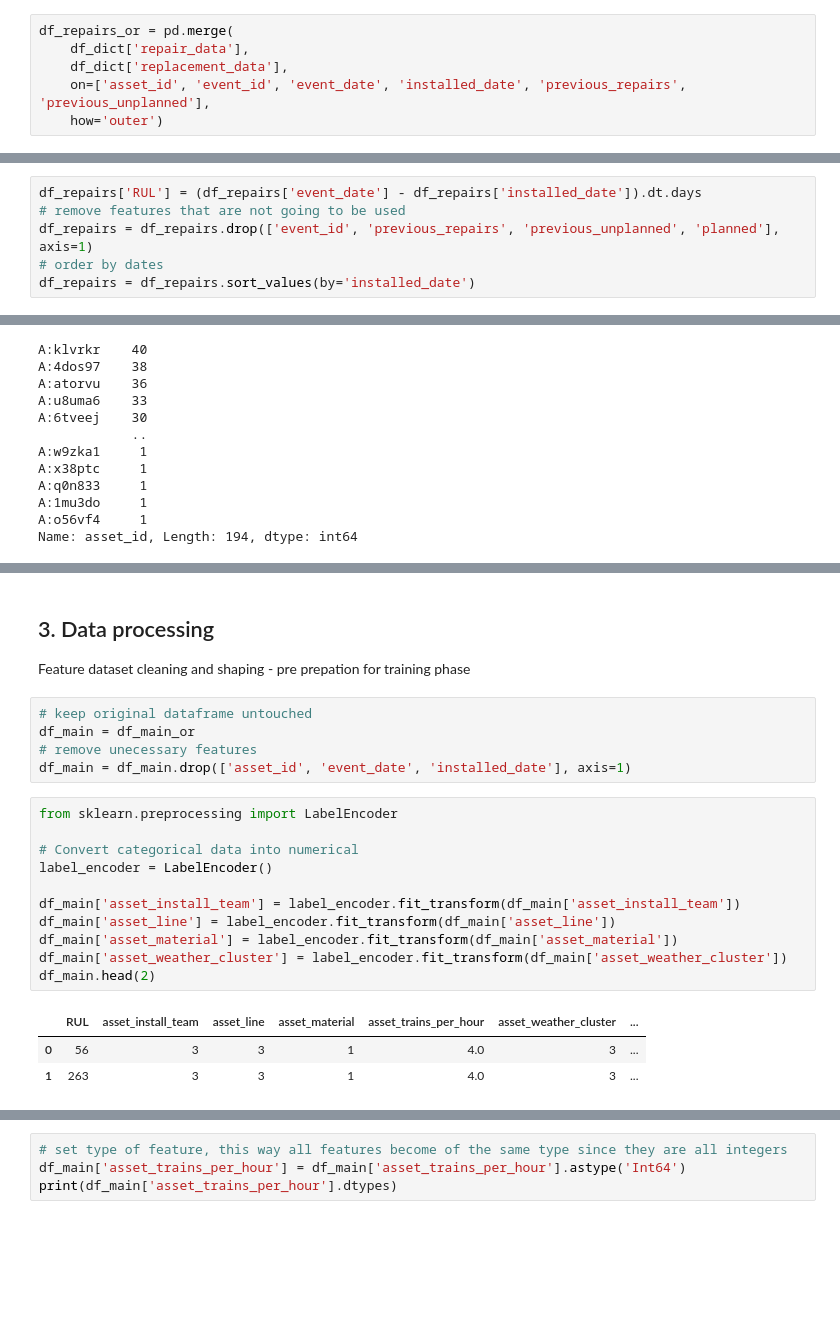
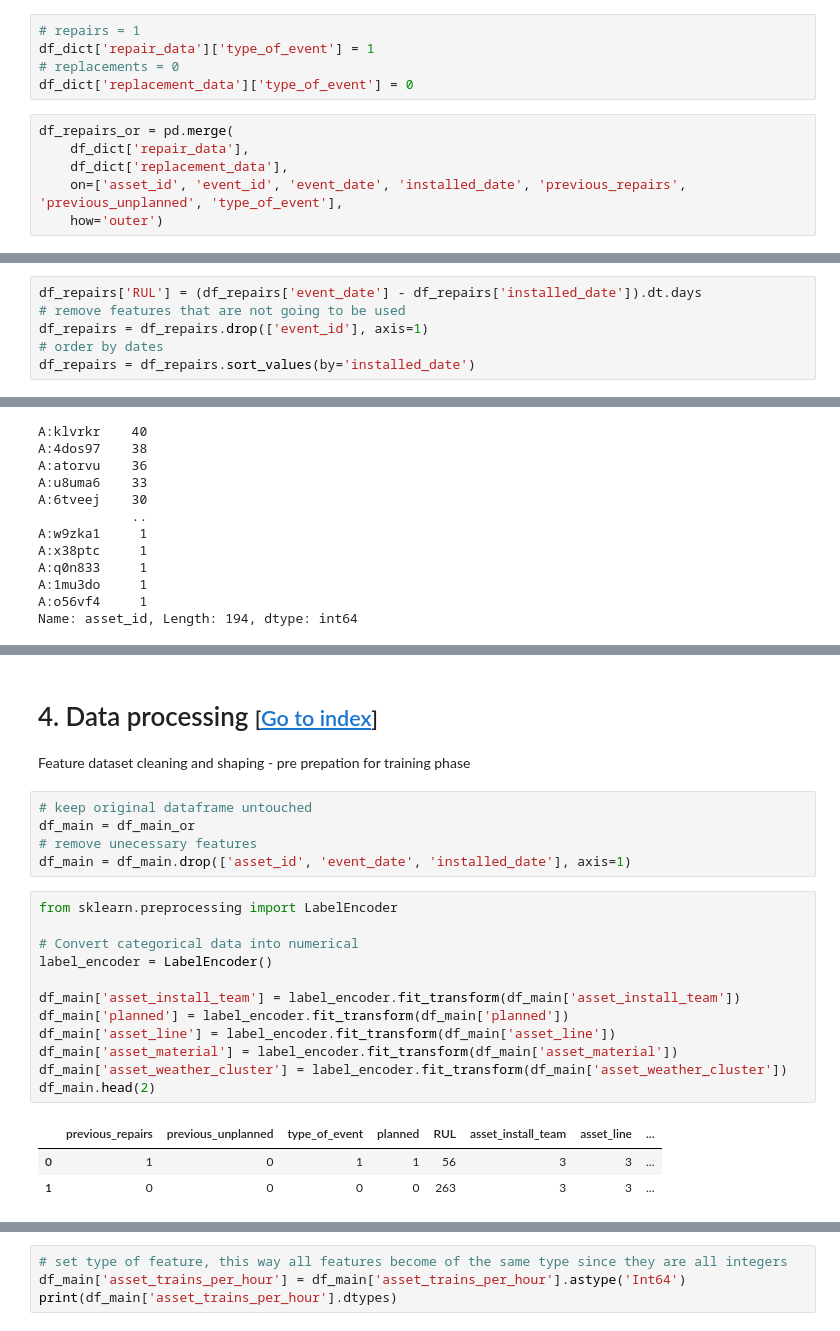
Before and after one commit to ManuelS0usa/SML-Assets-Synthetic-Data, a Jupyter notebook: main.ipynb, the cells around one changed output, grey strips where cells are left out. Cells and saved outputs as stored; diff of their text form; blank space fills up the shorter version.

```diff
--- a/main.ipynb
+++ b/main.ipynb
@@ -220,8 +242,13 @@ df_assets
+# %%
+# repairs = 1
+df_dict['repair_data']['type_of_event'] = 1
+# replacements = 0
+df_dict['replacement_data']['type_of_event'] = 0
 # %%
 df_repairs_or = pd.merge(
     df_dict['repair_data'],
     df_dict['replacement_data'],
-    on=['asset_id', 'event_id', 'event_date', 'installed_date', 'previous_repairs', 'previous_unplanned'],
+    on=['asset_id', 'event_id', 'event_date', 'installed_date', 'previous_repairs', 'previous_unplanned', 'type_of_event'],
     how='outer')
 # %%
 df_repairs_or
@@ -271,7 +298,7 @@ Going to create new feature: <b> RUL </b> (Remaining useful life), represents da
 # %%
 df_repairs['RUL'] = (df_repairs['event_date'] - df_repairs['installed_date']).dt.days
 # remove features that are not going to be used
-df_repairs = df_repairs.drop(['event_id', 'previous_repairs', 'previous_unplanned', 'planned'], axis=1)
+df_repairs = df_repairs.drop(['event_id'], axis=1)
 # order by dates
 df_repairs = df_repairs.sort_values(by='installed_date')
 # %%
@@ -387,7 +422,8 @@ asset_weather_cluster    0
 life_time                0
 dtype: int64
 # %% [markdown]
-## 3. Data processing
+<a id='bookmark_process'/></a>
+# 4. Data processing <small> [<a href=#bookmark_index>Go to index</a>] </small>
 Feature dataset cleaning and shaping - pre prepation for training phase
 # %%
 # keep original dataframe untouched
@@ -397,18 +433,19 @@ df_main = df_main.drop(['asset_id', 'event_date', 'installed_date'], axis=1)
 # %%
 from sklearn.preprocessing import LabelEncoder
 
 # Convert categorical data into numerical
 label_encoder = LabelEncoder()
 
 df_main['asset_install_team'] = label_encoder.fit_transform(df_main['asset_install_team'])
+df_main['planned'] = label_encoder.fit_transform(df_main['planned'])
 df_main['asset_line'] = label_encoder.fit_transform(df_main['asset_line'])
 df_main['asset_material'] = label_encoder.fit_transform(df_main['asset_material'])
 df_main['asset_weather_cluster'] = label_encoder.fit_transform(df_main['asset_weather_cluster'])
 df_main.head(2)
 # %% [output]
-|  | RUL | asset_install_team | asset_line | asset_material | asset_trains_per_hour | asset_weather_cluster | ... |
-| 0 | 56 | 3 | 3 | 1 | 4.0 | 3 | ... |
-| 1 | 263 | 3 | 3 | 1 | 4.0 | 3 | ... |
+|  | previous_repairs | previous_unplanned | type_of_event | planned | RUL | asset_install_team | asset_line | ... |
+| 0 | 1 | 0 | 1 | 1 | 56 | 3 | 3 | ... |
+| 1 | 0 | 0 | 0 | 0 | 263 | 3 | 3 | ... |
 # %%
 df_main.describe()
 # %% [output]
```
Also changed, not shown: parts of 70 cells of this notebook, 1 other file.
